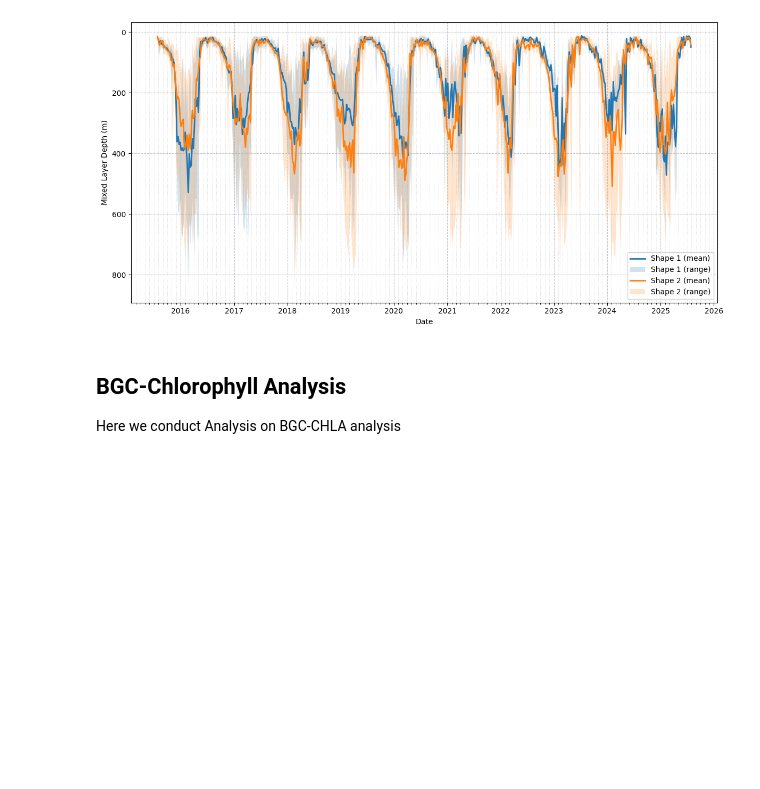
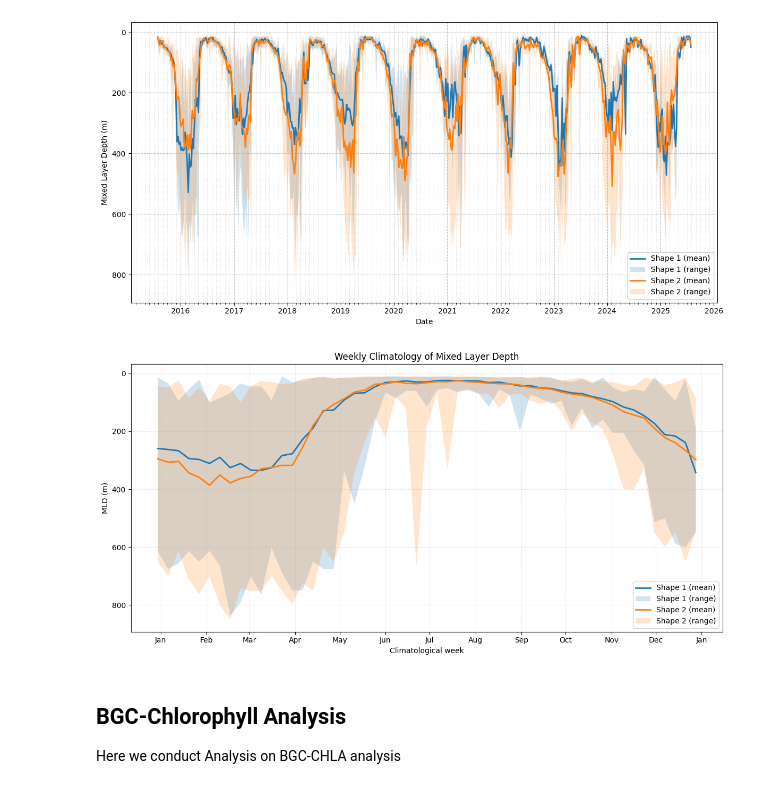
Before and after one commit to ROYVNZ/Mas, a Jupyter notebook: scripts/Argo_Physical_Analysis.ipynb, the cells around one changed output. Saved outputs shown, nothing was run; the diff lists cells and outputs as text; code cells hidden in the pictures; blank space fills up the shorter version.

```diff
--- a/scripts/Argo_Physical_Analysis.ipynb
+++ b/scripts/Argo_Physical_Analysis.ipynb
@@ -1076,6 +1045,4 @@ plt.plot(dates2, weekly_mld_shape2["MLD"], label="Shape 2", color='orange', line
 # %%
-import datetime as dt
-from matplotlib.dates import YearLocator, MonthLocator, DateFormatter
 
 # --- Separating Regions ---
 shape1 = df.filter(pl.col('region') == 'shape1').to_pandas()
@@ -1091,20 +1058,20 @@ shape2["TIME"] = pd.to_datetime(shape2["TIME"])
 
 # --- ISO year/week ---
 shape1["year"] = shape1["TIME"].dt.isocalendar().year.astype(int)
-shape1["week"] = shape1["TIME"].dt.isocalendar().week.astype(int)
+shape1["iso_week"] = shape1["TIME"].dt.isocalendar().week.astype(int)
 shape2["year"] = shape2["TIME"].dt.isocalendar().year.astype(int)
-shape2["week"] = shape2["TIME"].dt.isocalendar().week.astype(int)
+shape2["iso_week"] = shape2["TIME"].dt.isocalendar().week.astype(int)
 
 # --- Weekly mean + range (min/max) ---
 weekly1 = (
-    shape1.groupby(["year", "week"])
+    shape1.groupby(["year", "iso_week"])
           .agg(MLD_mean=("MLD", "mean"),
                MLD_min=("MLD", "min"),
                MLD_max=("MLD", "max"))
           .reset_index()
 )
 weekly2 = (
-    shape2.groupby(["year", "week"])
+    shape2.groupby(["year", "iso_week"])
           .agg(MLD_mean=("MLD", "mean"),
                MLD_min=("MLD", "min"),
                MLD_max=("MLD", "max"))
@@ -1113,7 +1080,7 @@ weekly2 = (
 
 # --- Convert ISO year-week to a date (Monday of that ISO week) ---
 def iso_to_date(df):
-    dates = [dt.date.fromisocalendar(int(y), int(w), 1) for y, w in zip(df["year"], df["week"])]
+    dates = [dt.date.fromisocalendar(int(y), int(w), 1) for y, w in zip(df["year"], df["iso_week"])]
     df = df.assign(date=pd.to_datetime(dates)).sort_values("date")
     return df
 
@@ -1168,6 +1135,66 @@ fig.tight_layout()
 plt.show()
 # %% [output]
 [figure]
+# %%
+# Creataing MLD Climatology per region
+clim1 = (
+    shape1.groupby("iso_week")
+          .agg(
+              MLD_mean=("MLD", "mean"),
+              MLD_min=("MLD", "min"),
+              MLD_max=("MLD", "max")
+          )
+          .reset_index()
+)
+
+clim2 = (
+    shape2.groupby("iso_week")
+          .agg(
+              MLD_mean=("MLD", "mean"),
+              MLD_min=("MLD", "min"),
+              MLD_max=("MLD", "max")
+          )
+          .reset_index()
+)
+
+
+def week_to_date(df):
+    dates = [dt.date.fromisocalendar(2020, int(w), 1) for w in df["iso_week"]]
+    df["date"] = pd.to_datetime(dates)
+    return df
+
+clim1 = week_to_date(clim1)
+clim2 = week_to_date(clim2)
+
+fig, ax = plt.subplots(figsize=(12,6))
+
+# Region 1
+ax.plot(clim1["date"], clim1["MLD_mean"], linewidth=2, label="Shape 1 (mean)")
+ax.fill_between(clim1["date"], clim1["MLD_min"], clim1["MLD_max"],
+                alpha=0.2, label="Shape 1 (range)")
+
+# Region 2
+ax.plot(clim2["date"], clim2["MLD_mean"], linewidth=2, label="Shape 2 (mean)")
+ax.fill_between(clim2["date"], clim2["MLD_min"], clim2["MLD_max"],
+                alpha=0.2, label="Shape 2 (range)")
+
+# Invert depth
+ax.invert_yaxis()
+
+# Format ticks: month = major tick
+ax.xaxis.set_major_locator(MonthLocator())
+ax.xaxis.set_major_formatter(DateFormatter("%b"))
+
+ax.grid(True, linestyle=":", alpha=0.5)
+ax.set_xlabel("Climatological week")
+ax.set_ylabel("MLD (m)")
+ax.set_title("Weekly Climatology of Mixed Layer Depth")
+
+ax.legend()
+plt.tight_layout()
+plt.show()
+# %% [output]
+[figure, added]
 # %% [markdown]
 ## BGC-Chlorophyll Analysis
 Here we conduct Analysis on BGC-CHLA analysis
```
Also changed, not shown: parts of 28 cells of this notebook, 6 other files.
